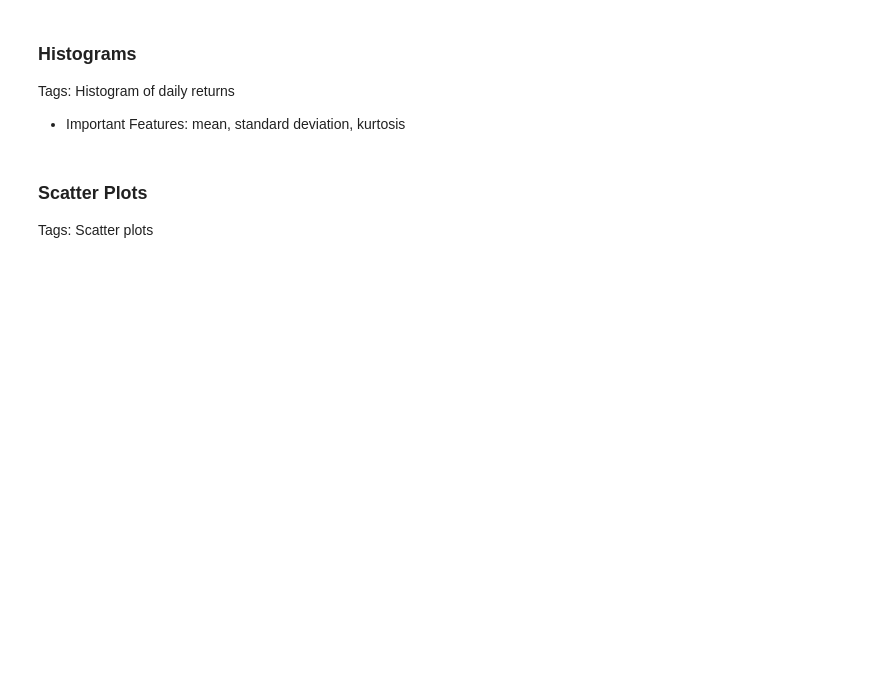
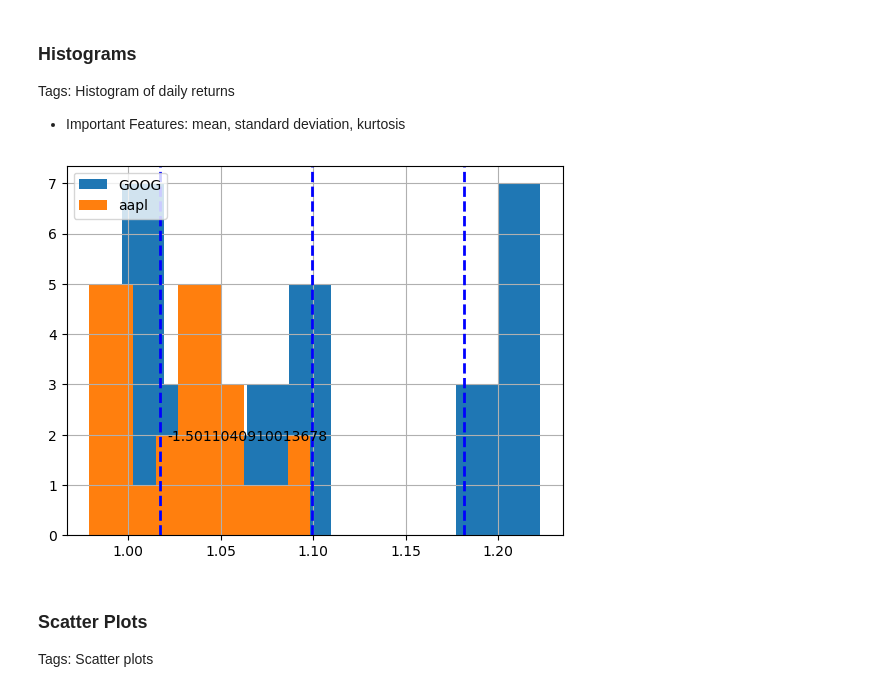
Before and after one commit to anitacheung/dataanalytics, a Jupyter notebook: pandas.ipynb, the cells around one changed output. Drawn from its saved outputs; the diff is of its cells as text; code cells hidden in the pictures; blank space fills up the shorter version.

```diff
--- a/pandas.ipynb
+++ b/pandas.ipynb
@@ -128,14 +148,20 @@ Tags: <a name="Histogram_of_daily_returns">Histogram of daily returns</a>
 
 - Important Features: mean, standard deviation, kurtosis
 # %%
+ticker1 = 'GOOG'
+ticker2 = 'aapl'
+num_bins = 10
 df[ticker1].hist(bins=num_bins, label=ticker1)                      # Plot as histogram
 df[ticker2].hist(bins=num_bins, label=ticker2)
-plt.axvline(df.mean(), color='w), linestyle='dashed', linewidth=2)  # Plot mean line
-plt.axvline(-df.std(), color='w), linestyle='dashed', linewidth=2)  # Plot std lines
-plt.axvline(df.std(), color='w), linestyle='dashed', linewidth=2)
-plt.text(x, y, df.kurtosis())                                       # Annotate with kurtosis value
+plt.axvline(df[ticker1].mean(), color='b', linestyle='dashed', linewidth=2)  # Plot mean line
+plt.axvline(df[ticker1].mean()-df[ticker1].std(), color='b', linestyle='dashed', linewidth=2)  # Plot std lines
+plt.axvline(df[ticker1].mean()+df[ticker1].std(), color='b', linestyle='dashed', linewidth=2)
+plt.text(0.1, 0.1, df[ticker1].kurtosis(), transform=ax.transAxes)                                       # Annotate with kurtosis value
 plt.legend(loc='upper left')
 plt.show()
+print()
+# %% [output]
+[figure, added]
 # %% [markdown]
 ### Scatter Plots
 Tags: <a name="Scatter_plots">Scatter plots</a>
```
Also changed, not shown: parts of 19 cells of this notebook.
